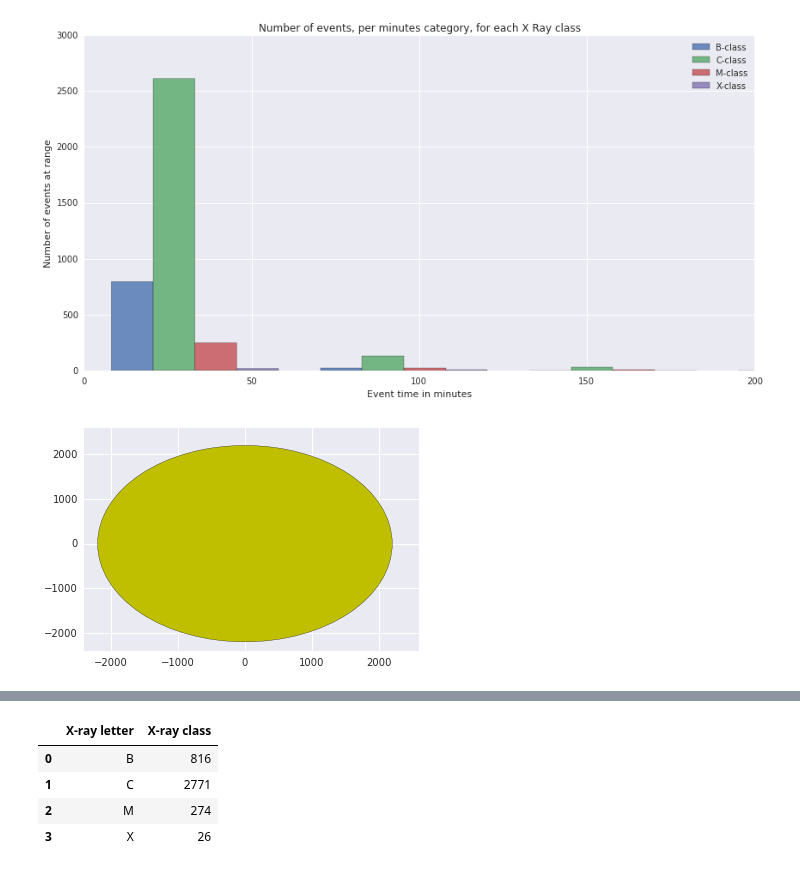
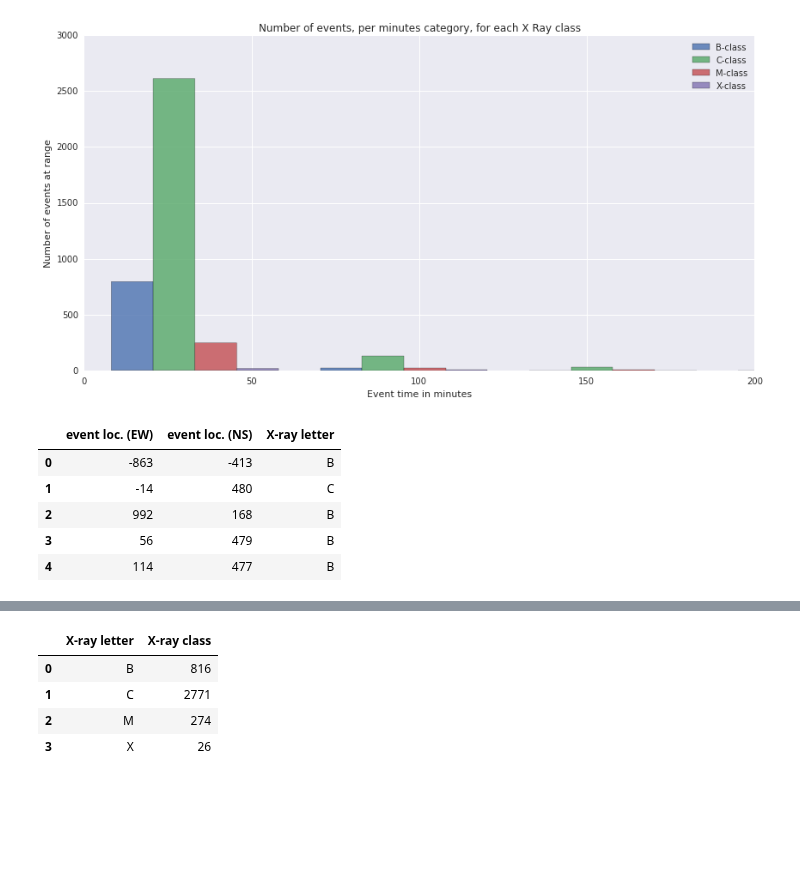
Before and after one commit to Nschanche/Flare_peaks, a Jupyter notebook: flare_project.ipynb, the cells around one changed output, grey strips where cells are left out. Drawn from its saved outputs; the diff is of its cells as text; code cells hidden in the pictures; blank space fills up the shorter version.

```diff
--- a/flare_project.ipynb
+++ b/flare_project.ipynb
@@ -563,20 +563,16 @@ plt.show()
 [figure]
 # %%
 df_locations = recent_flare_catalog[['event loc. (EW)','event loc. (NS)','X-ray letter']]
-df_locations = df_locations[['event loc. (EW)','event loc. (NS)']].astype(float)
-df_locations.describe()
+df_locations[['event loc. (EW)','event loc. (NS)']] = df_locations[['event loc. (EW)','event loc. (NS)']].astype(float)
 #minmum to maximum values should be between the ranged of -1100 to 1300 for both X and Y.
 #since these values should be on the sun itself, the plot below is a circle representing the sun. the size of the 'sun'
 #should be big enough in order to accumolates all the data, therefore the diameter of it will be the max-min range of values for both x and y
-axis_arr = [-2400,2600,-2400,2600]
+axis_arr = [2600,-2400,-2400,2600]
+df_locations.head()
+# %% [output]
+|  | event loc. (EW) | event loc. (NS) | X-ray letter |
+| 0 | -863 | -413 | B |
+| 1 | -14 | 480 | C |
+| 2 | 992 | 168 | B |
+| 3 | 56 | 479 | B |
+| 4 | 114 | 477 | B |
-# %%
-
-plt.axes()
-
-circle = plt.Circle((0, 0), radius=2200, fc='y')
-plt.gca().add_patch(circle)
-
-plt.axis(axis_arr)
-plt.show()
-# %% [output]
-[figure, removed]
```
Also changed, not shown: parts of 1 cell of this notebook.
